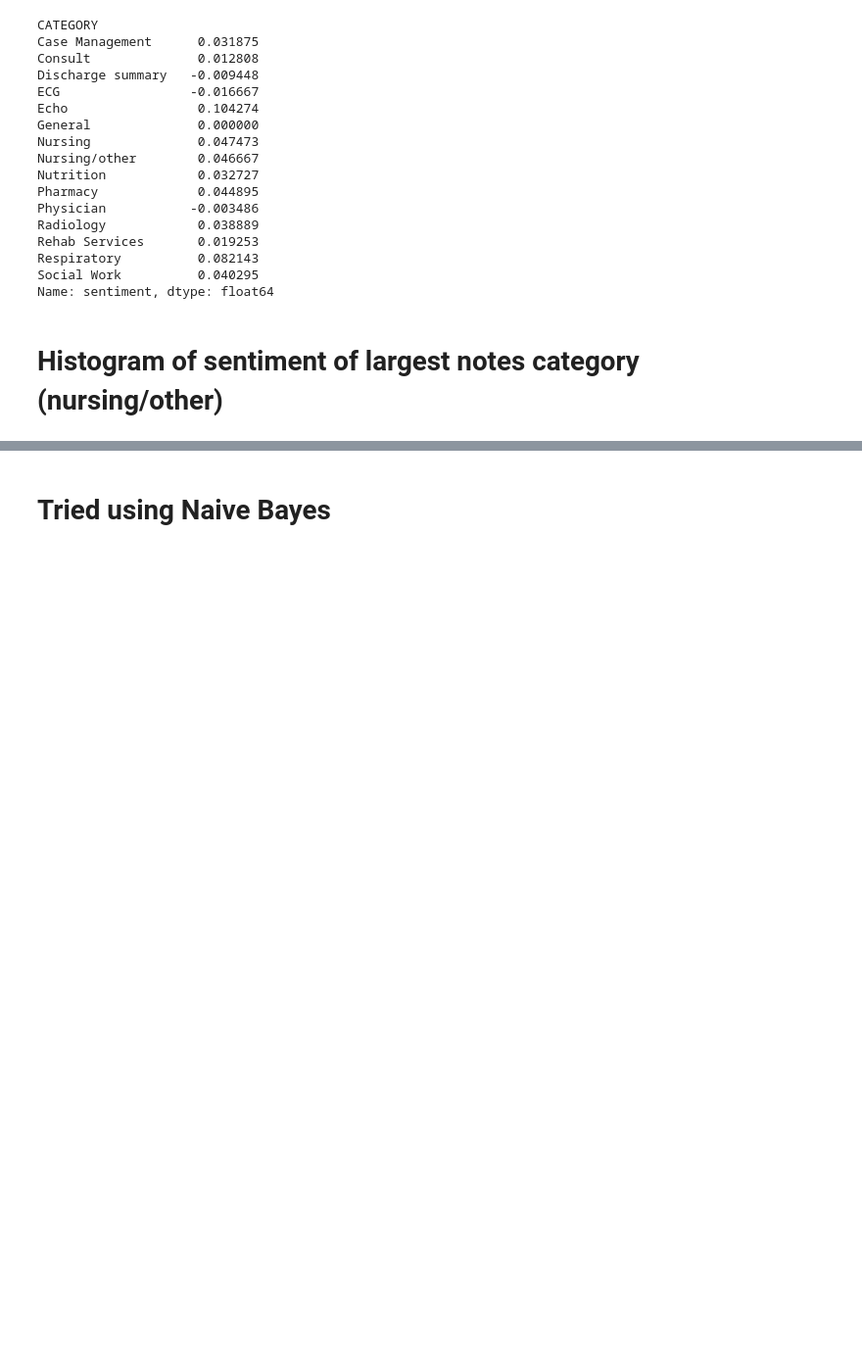
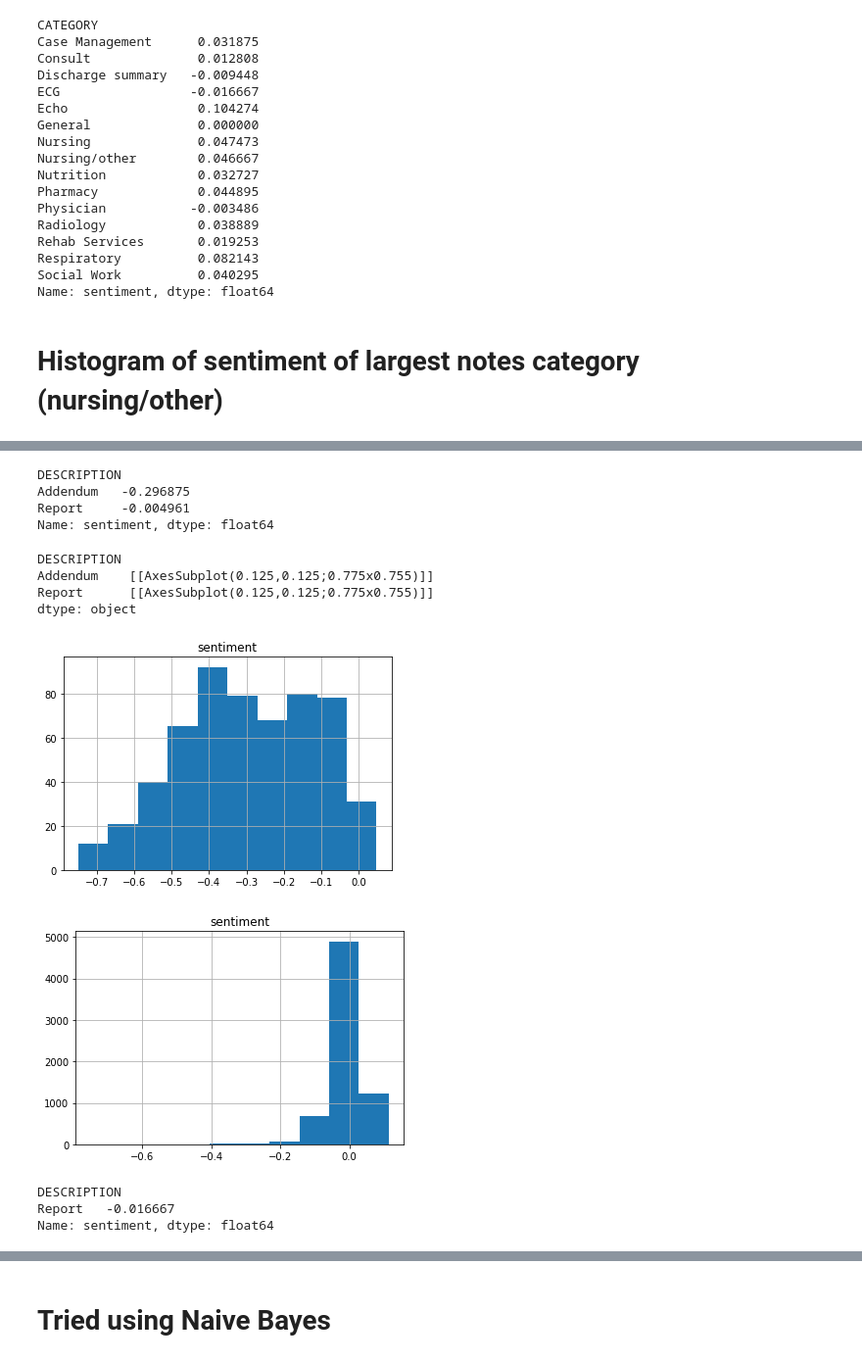
Before and after one commit to nayanika-g/noteevents, a Jupyter notebook: noteevents.ipynb, the cells around one changed output, grey strips where cells are left out. Shown at 98% size. Saved outputs shown, nothing was run; the diff lists cells and outputs as text; code cells hidden in the pictures; blank space fills up the shorter version.

```diff
--- a/noteevents.ipynb
+++ b/noteevents.ipynb
@@ -233,0 +279,18 @@ sample1.groupby("DESCRIPTION")['sentiment'].median();
+# %%
+sample1_discharge = sample1.loc[sample1["CATEGORY"]=="Discharge summary"]
+# %%
+sample1_discharge.groupby("DESCRIPTION")['sentiment'].median()
+# %% [output]
+DESCRIPTION
+Addendum   -0.296875
+Report     -0.004961
+Name: sentiment, dtype: float64
+# %%
+sample1_discharge.groupby("DESCRIPTION").hist(column='sentiment')
+# %% [output]
+DESCRIPTION
+Addendum    [[AxesSubplot(0.125,0.125;0.775x0.755)]]
+Report      [[AxesSubplot(0.125,0.125;0.775x0.755)]]
+dtype: object
+[figure, added]
+[figure, added]
@@ -233,0 +299,6 @@ sample1.groupby("DESCRIPTION")['sentiment'].median();
+# %%
+sample1_ecg.groupby("DESCRIPTION")['sentiment'].median()
+# %% [output]
+DESCRIPTION
+Report   -0.016667
+Name: sentiment, dtype: float64
```
Also changed, not shown: parts of 45 cells of this notebook.
